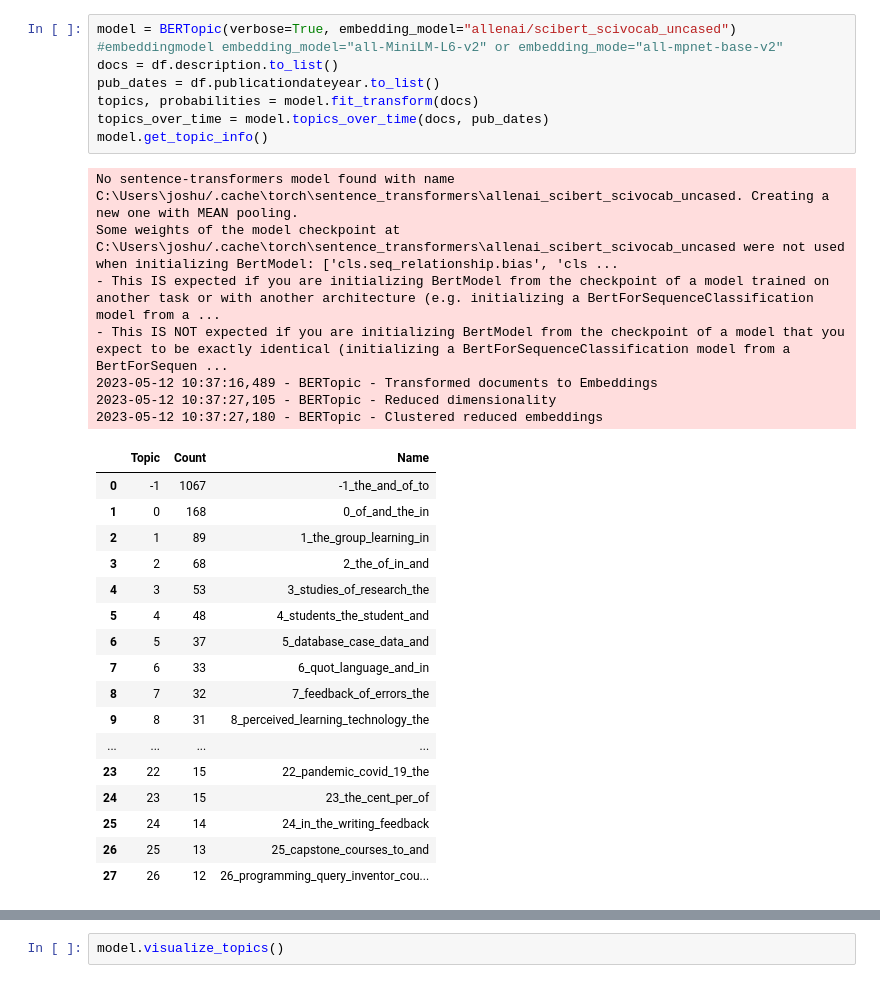
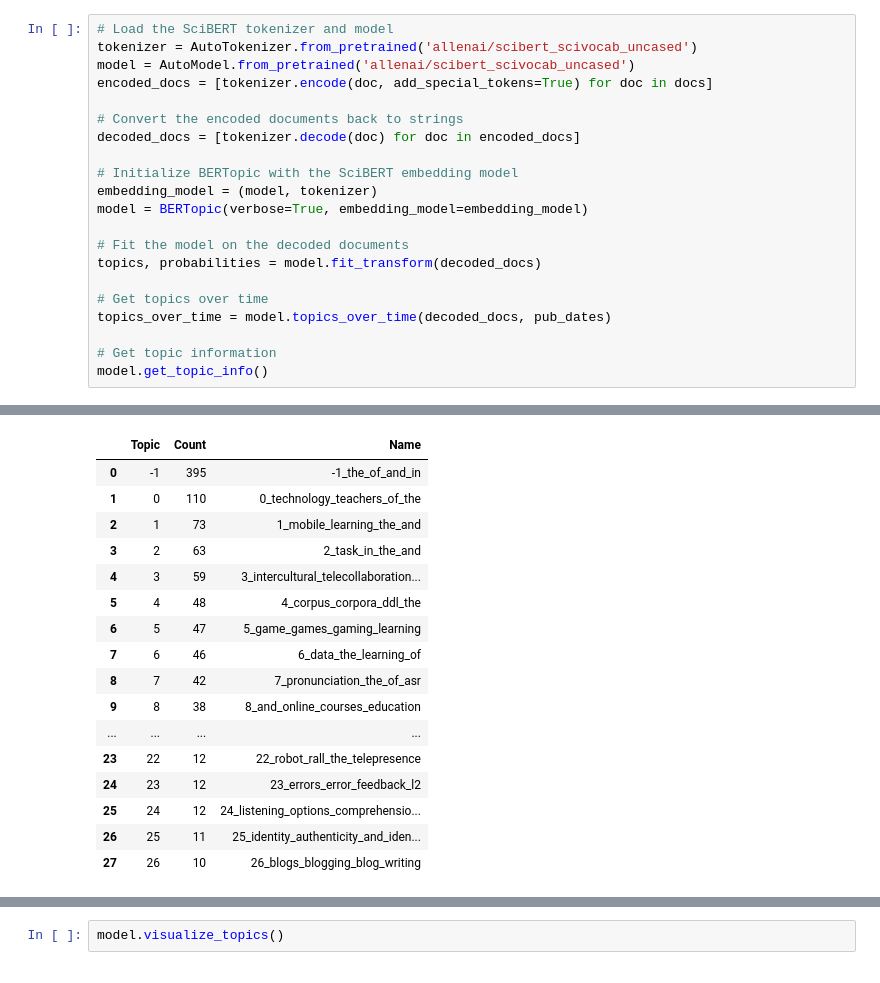
Before and after one commit to Naoru347/CALLResearchTrends, a Jupyter notebook: topic_modeling_scibert.ipynb, the cells around one changed output, grey strips where cells are left out. Cells and saved outputs as stored; diff of their text form.

```diff
--- a/topic_modeling_scibert.ipynb
+++ b/topic_modeling_scibert.ipynb
@@ -32,33 +36,22 @@ Data successfully converted to DataFrame. Conversion time: 0.003000497817993164
-# %%
-model = BERTopic(verbose=True, embedding_model="allenai/scibert_scivocab_uncased")
-#embeddingmodel embedding_model="all-MiniLM-L6-v2" or embedding_mode="all-mpnet-base-v2"
-docs = df.description.to_list()
-pub_dates = df.publicationdateyear.to_list()
-topics, probabilities = model.fit_transform(docs)
-topics_over_time = model.topics_over_time(docs, pub_dates)
-model.get_topic_info()
-# %% [output]
-No sentence-transformers model found with name C:\Users\joshu/.cache\torch\sentence_transformers\allenai_scibert_scivocab_uncased. Creating a new one with MEAN pooling.
-Some weights of the model checkpoint at C:\Users\joshu/.cache\torch\sentence_transformers\allenai_scibert_scivocab_uncased were not used when initializing BertModel: ['cls.seq_relationship.bias', 'cls ...
-- This IS expected if you are initializing BertModel from the checkpoint of a model trained on another task or with another architecture (e.g. initializing a BertForSequenceClassification model from a ...
-- This IS NOT expected if you are initializing BertModel from the checkpoint of a model that you expect to be exactly identical (initializing a BertForSequenceClassification model from a BertForSequen ...
-2023-05-12 10:37:16,489 - BERTopic - Transformed documents to Embeddings
-2023-05-12 10:37:27,105 - BERTopic - Reduced dimensionality
-2023-05-12 10:37:27,180 - BERTopic - Clustered reduced embeddings
-|  | Topic | Count | Name |
-| 0 | -1 | 1067 | -1_the_and_of_to |
-| 1 | 0 | 168 | 0_of_and_the_in |
-| 2 | 1 | 89 | 1_the_group_learning_in |
-| 3 | 2 | 68 | 2_the_of_in_and |
-| 4 | 3 | 53 | 3_studies_of_research_the |
-| 5 | 4 | 48 | 4_students_the_student_and |
-| 6 | 5 | 37 | 5_database_case_data_and |
-| 7 | 6 | 33 | 6_quot_language_and_in |
-| 8 | 7 | 32 | 7_feedback_of_errors_the |
-| 9 | 8 | 31 | 8_perceived_learning_technology_the |
-| ... | ... | ... | ... |
-| 23 | 22 | 15 | 22_pandemic_covid_19_the |
-| 24 | 23 | 15 | 23_the_cent_per_of |
-| 25 | 24 | 14 | 24_in_the_writing_feedback |
-| 26 | 25 | 13 | 25_capstone_courses_to_and |
-| 27 | 26 | 12 | 26_programming_query_inventor_cou... |
+# %%
+# Load the SciBERT tokenizer and model
+tokenizer = AutoTokenizer.from_pretrained('allenai/scibert_scivocab_uncased')
+model = AutoModel.from_pretrained('allenai/scibert_scivocab_uncased')
+encoded_docs = [tokenizer.encode(doc, add_special_tokens=True) for doc in docs]
+
+# Convert the encoded documents back to strings
+decoded_docs = [tokenizer.decode(doc) for doc in encoded_docs]
+
+# Initialize BERTopic with the SciBERT embedding model
+embedding_model = (model, tokenizer)
+model = BERTopic(verbose=True, embedding_model=embedding_model)
+
+# Fit the model on the decoded documents
+topics, probabilities = model.fit_transform(decoded_docs)
+
+# Get topics over time
+topics_over_time = model.topics_over_time(decoded_docs, pub_dates)
+
+# Get topic information
+model.get_topic_info()
+# %% [output]
@@ -65 +64,18 @@ Some weights of the model checkpoint at C:\Users\joshu/.cache\torch\sentence_tra
+|  | Topic | Count | Name |
+| 0 | -1 | 395 | -1_the_of_and_in |
+| 1 | 0 | 110 | 0_technology_teachers_of_the |
+| 2 | 1 | 73 | 1_mobile_learning_the_and |
+| 3 | 2 | 63 | 2_task_in_the_and |
+| 4 | 3 | 59 | 3_intercultural_telecollaboration... |
+| 5 | 4 | 48 | 4_corpus_corpora_ddl_the |
+| 6 | 5 | 47 | 5_game_games_gaming_learning |
+| 7 | 6 | 46 | 6_data_the_learning_of |
+| 8 | 7 | 42 | 7_pronunciation_the_of_asr |
+| 9 | 8 | 38 | 8_and_online_courses_education |
+| ... | ... | ... | ... |
+| 23 | 22 | 12 | 22_robot_rall_the_telepresence |
+| 24 | 23 | 12 | 23_errors_error_feedback_l2 |
+| 25 | 24 | 12 | 24_listening_options_comprehensio... |
+| 26 | 25 | 11 | 25_identity_authenticity_and_iden... |
+| 27 | 26 | 10 | 26_blogs_blogging_blog_writing |
 # %%
```
Also changed, not shown: parts of 9 cells of this notebook, 11 other files.
